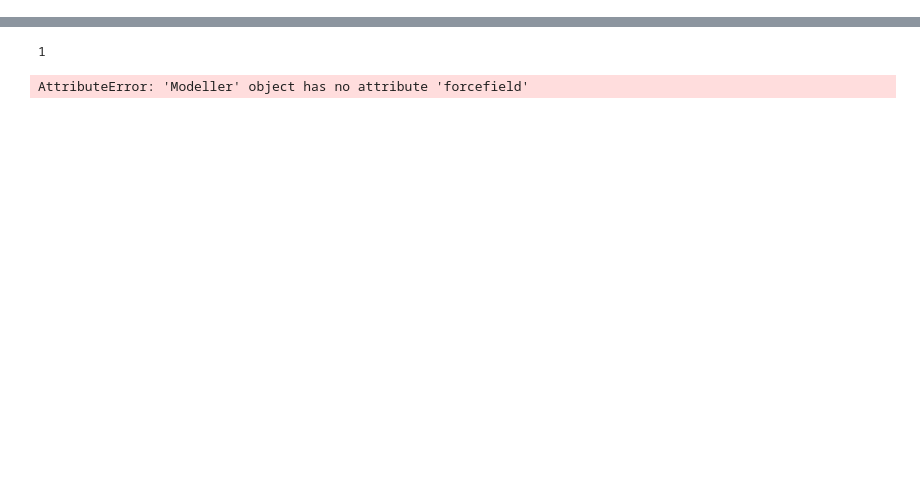
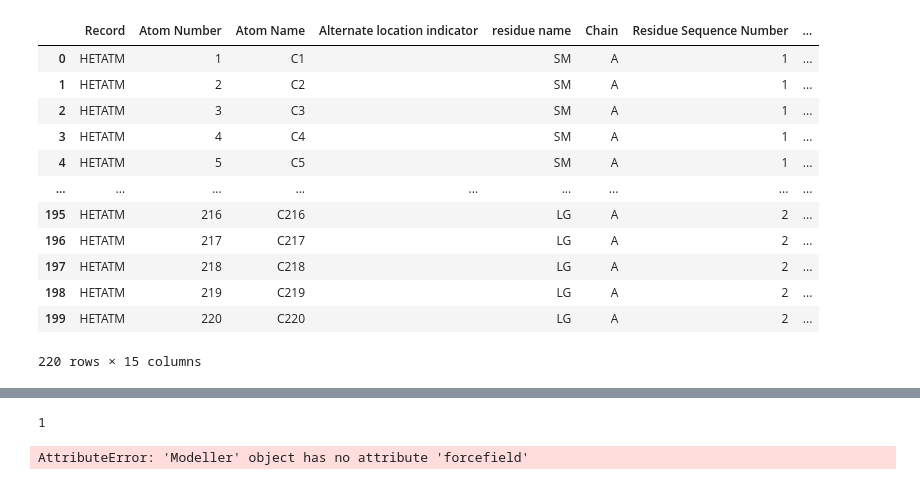
Before and after one commit to RyvalEnvy/NE452-catenane-simulations, a Jupyter notebook: Generate Rings.ipynb, the cells around one changed output, grey strips where cells are left out. Cells and saved outputs as stored; diff of their text form; code cells hidden in the pictures; blank space fills up the shorter version.

```diff
--- a/Generate Rings.ipynb
+++ b/Generate Rings.ipynb
@@ -230,7 +230,7 @@ def write_pdb(molecule_coordinate_sets,fname,description,res_names):
     outline = "{:6s}".format("END")
     OUT.write(outline+"\n")
 
-    return pdb_df
+    return full_pdb_df
 # %%
 #Creating small ring offset in y
 N_small = 20
@@ -252,3 +252,19 @@ combined_ring_pdb_df= write_pdb(molecule_coordinate_sets,fname,description,res_n
+# %%
+display(combined_ring_pdb_df)
+# %% [output]
+|  | Record | Atom Number | Atom Name | Alternate location indicator | residue name | Chain | Residue Sequence Number | ... |
+| 0 | HETATM | 1 | C1 |  | SM | A | 1 | ... |
+| 1 | HETATM | 2 | C2 |  | SM | A | 1 | ... |
+| 2 | HETATM | 3 | C3 |  | SM | A | 1 | ... |
+| 3 | HETATM | 4 | C4 |  | SM | A | 1 | ... |
+| 4 | HETATM | 5 | C5 |  | SM | A | 1 | ... |
+| ... | ... | ... | ... | ... | ... | ... | ... | ... |
+| 195 | HETATM | 216 | C216 |  | LG | A | 2 | ... |
+| 196 | HETATM | 217 | C217 |  | LG | A | 2 | ... |
+| 197 | HETATM | 218 | C218 |  | LG | A | 2 | ... |
+| 198 | HETATM | 219 | C219 |  | LG | A | 2 | ... |
+| 199 | HETATM | 220 | C220 |  | LG | A | 2 | ... |
+220 rows × 15 columns
 # %%
 %matplotlib widget
 # %%
```
Also changed, not shown: parts of 7 cells of this notebook, 2 other files.
